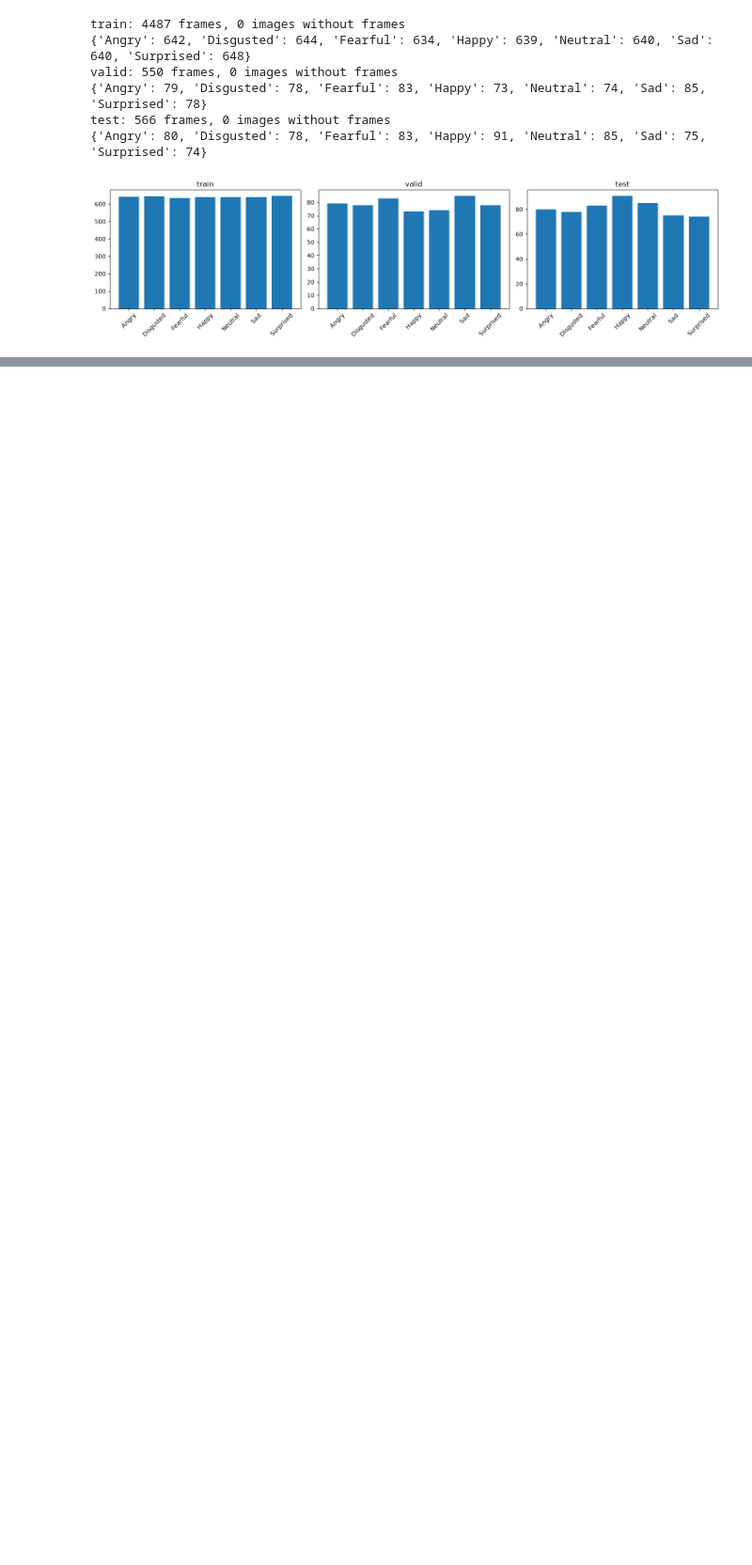
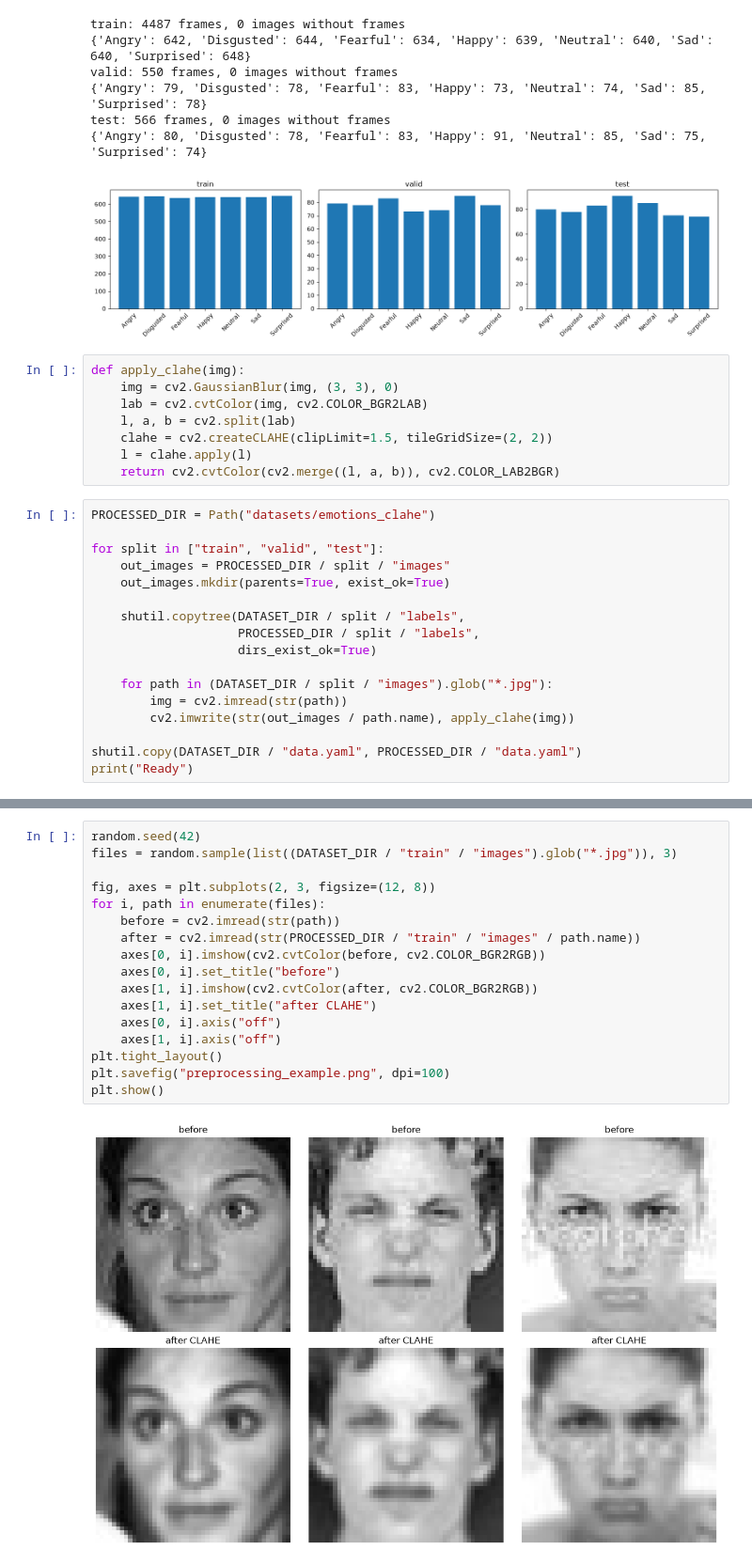
Before and after one commit to oblivi0n-arch/edu-grafika-lab3, a Jupyter notebook: image-detection.ipynb, the cells around one changed output, grey strips where cells are left out. Shown at 94% size. Drawn from its saved outputs; the diff is of its cells as text; blank space fills up the shorter version.

Commit message:
chore: add CLAHE preprocessing

```diff
--- a/image-detection.ipynb
+++ b/image-detection.ipynb
@@ -47,3 +49,28 @@ valid: 550 frames, 0 images without frames
 test: 566 frames, 0 images without frames
 {'Angry': 80, 'Disgusted': 78, 'Fearful': 83, 'Happy': 91, 'Neutral': 85, 'Sad': 75, 'Surprised': 74}
 [figure]
+# %%
+def apply_clahe(img):
+    img = cv2.GaussianBlur(img, (3, 3), 0)
+    lab = cv2.cvtColor(img, cv2.COLOR_BGR2LAB)
+    l, a, b = cv2.split(lab)
+    clahe = cv2.createCLAHE(clipLimit=1.5, tileGridSize=(2, 2))
+    l = clahe.apply(l)
+    return cv2.cvtColor(cv2.merge((l, a, b)), cv2.COLOR_LAB2BGR)
+# %%
+PROCESSED_DIR = Path("datasets/emotions_clahe")
+
+for split in ["train", "valid", "test"]:
+    out_images = PROCESSED_DIR / split / "images"
+    out_images.mkdir(parents=True, exist_ok=True)
+
+    shutil.copytree(DATASET_DIR / split / "labels",
+                    PROCESSED_DIR / split / "labels",
+                    dirs_exist_ok=True)
+
+    for path in (DATASET_DIR / split / "images").glob("*.jpg"):
+        img = cv2.imread(str(path))
+        cv2.imwrite(str(out_images / path.name), apply_clahe(img))
+
+shutil.copy(DATASET_DIR / "data.yaml", PROCESSED_DIR / "data.yaml")
+print("Ready")
@@ -49,0 +79,19 @@ test: 566 frames, 0 images without frames
+# %%
+random.seed(42)
+files = random.sample(list((DATASET_DIR / "train" / "images").glob("*.jpg")), 3)
+
+fig, axes = plt.subplots(2, 3, figsize=(12, 8))
+for i, path in enumerate(files):
+    before = cv2.imread(str(path))
+    after = cv2.imread(str(PROCESSED_DIR / "train" / "images" / path.name))
+    axes[0, i].imshow(cv2.cvtColor(before, cv2.COLOR_BGR2RGB))
+    axes[0, i].set_title("before")
+    axes[1, i].imshow(cv2.cvtColor(after, cv2.COLOR_BGR2RGB))
+    axes[1, i].set_title("after CLAHE")
+    axes[0, i].axis("off")
+    axes[1, i].axis("off")
+plt.tight_layout()
+plt.savefig("preprocessing_example.png", dpi=100)
+plt.show()
+# %% [output]
+[figure, added]
```
Also changed, not shown: parts of 2 cells of this notebook, 1 other file.
